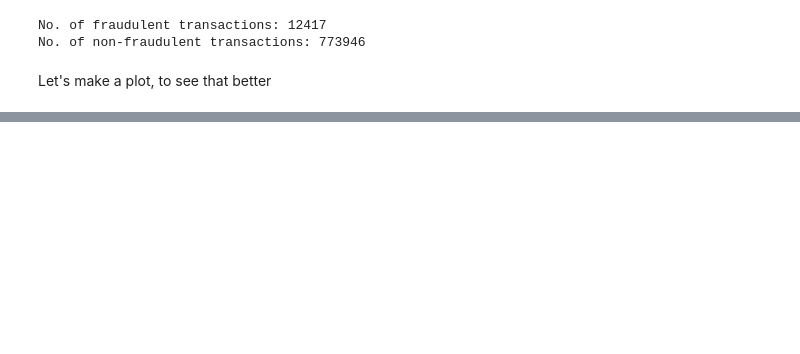
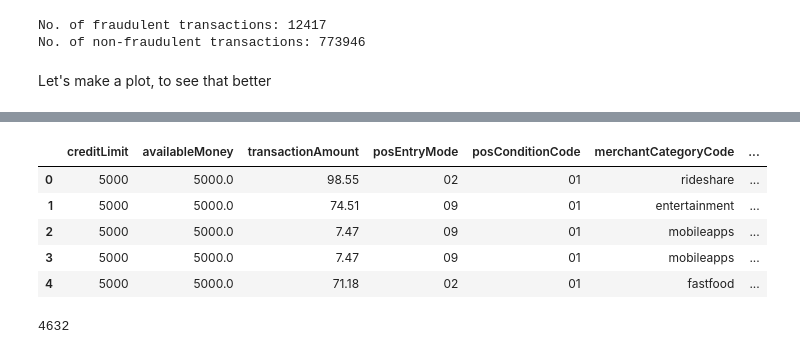
Before and after one commit to dtanoglidis/BayesianNN, a Jupyter notebook: Capital One Data Science Challenge.ipynb, the cells around one changed output, grey strips where cells are left out. Cells and saved outputs as stored; diff of their text form; code cells hidden in the pictures; blank space fills up the shorter version.

```diff
--- a/Capital One Data Science Challenge.ipynb
+++ b/Capital One Data Science Challenge.ipynb
@@ -439,0 +542,37 @@ We see that the target classes are **heavily imbalanced**, in other words we hav
+# %%
+# Find if the CVVs match
+matching_CVV = ~(trans_df.enteredCVV - trans_df.cardCVV).astype(bool)
+# Convert to a dataframe
+matching_CVV_df = pd.DataFrame({'matchCVV':matching_CVV})
+
+# ==================================================================
+# Boolean array - do the two countries match?
+matching_countries = trans_df.acqCountry == trans_df.merchantCountryCode
+# Convert to a dataframe
+matching_countries_df = pd.DataFrame({'matchCountries':matching_countries})
+# %%
+# Make a list of the columns I am going to drop
+cols_to_drop = ['accountNumber','customerId','transactionDateTime',
+               'merchantName','currentExpDate', 'accountOpenDate',
+               'dateOfLastAddressChange', 'cardCVV', 'enteredCVV',
+               'cardLast4Digits','acqCountry','merchantCountryCode',
+               'isFraud']
+
+# Drop columns from the dataframe
+a_df = trans_df.drop(cols_to_drop, axis=1)
+
+# Concatenate the dataframes
+b_df = pd.concat([a_df,matching_CVV_df,matching_countries_df], axis=1)
+# %%
+b_df.head()
+# %% [output]
+|  | creditLimit | availableMoney | transactionAmount | posEntryMode | posConditionCode | merchantCategoryCode | ... |
+| 0 | 5000 | 5000.0 | 98.55 | 02 | 01 | rideshare | ... |
+| 1 | 5000 | 5000.0 | 74.51 | 09 | 01 | entertainment | ... |
+| 2 | 5000 | 5000.0 | 7.47 | 09 | 01 | mobileapps | ... |
+| 3 | 5000 | 5000.0 | 7.47 | 09 | 01 | mobileapps | ... |
+| 4 | 5000 | 5000.0 | 71.18 | 02 | 01 | fastfood | ... |
+# %%
+print(len(lol[lol==False]))
+# %% [output]
+4632
```
Also changed, not shown: parts of 16 cells of this notebook.
